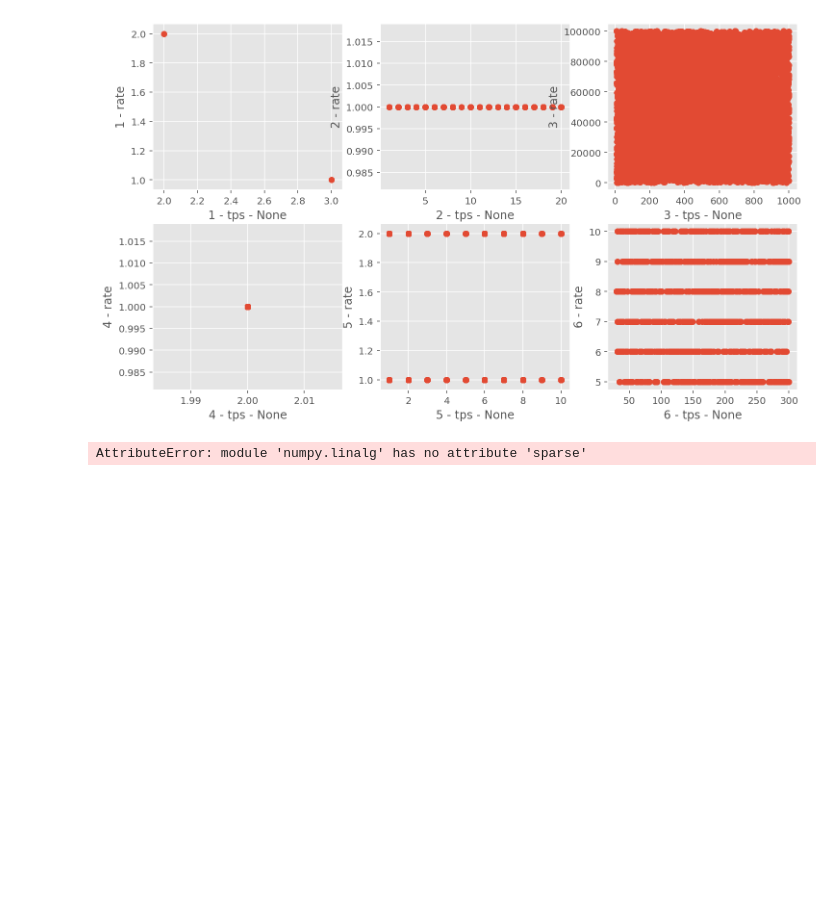
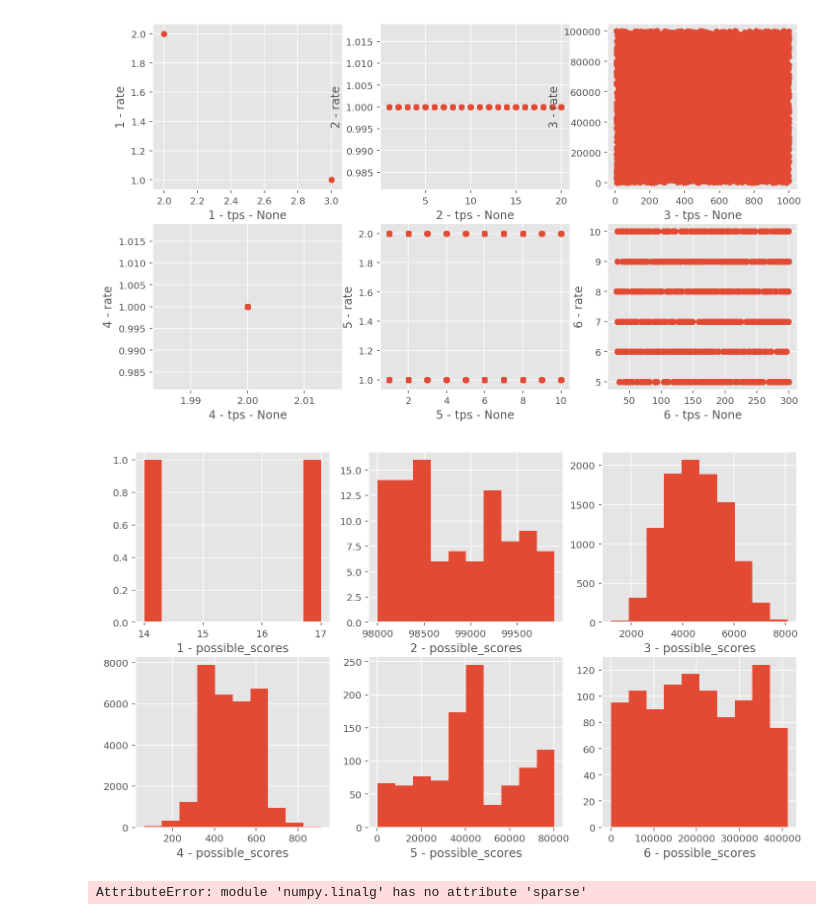
Before and after one commit to romainfd/competitions, a Jupyter notebook: GoogleHashCode20/data_investigate.ipynb, the cells around one changed output. Cells and saved outputs as stored; diff of their text form; code cells hidden in the pictures; blank space fills up the shorter version.

```diff
--- a/GoogleHashCode20/data_investigate.ipynb
+++ b/GoogleHashCode20/data_investigate.ipynb
@@ -150,6 +150,10 @@ plot_for_libs(libs, plot_hist, **{'label': 'nb'})
 plot_for_libs(libs, scatter_2)
 # %% [output]
 [figure]
+# %%
+plot_for_libs(libs, plot_hist, **{'label': 'possible_scores'})
+# %% [output]
+[figure, added]
 # %%
 np.linalg.sparse
 # %% [output]
```
Also changed, not shown: parts of 4 cells of this notebook, 13 other files.
